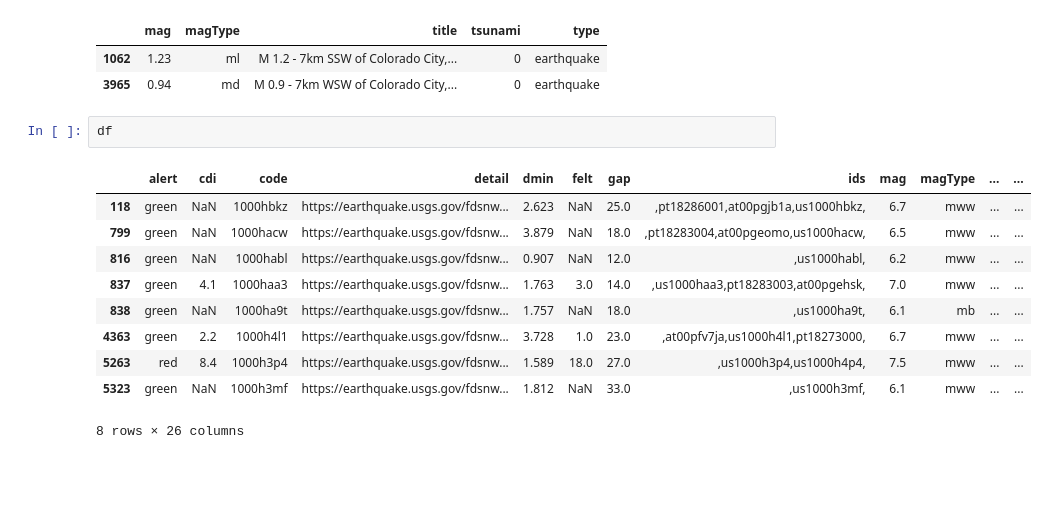
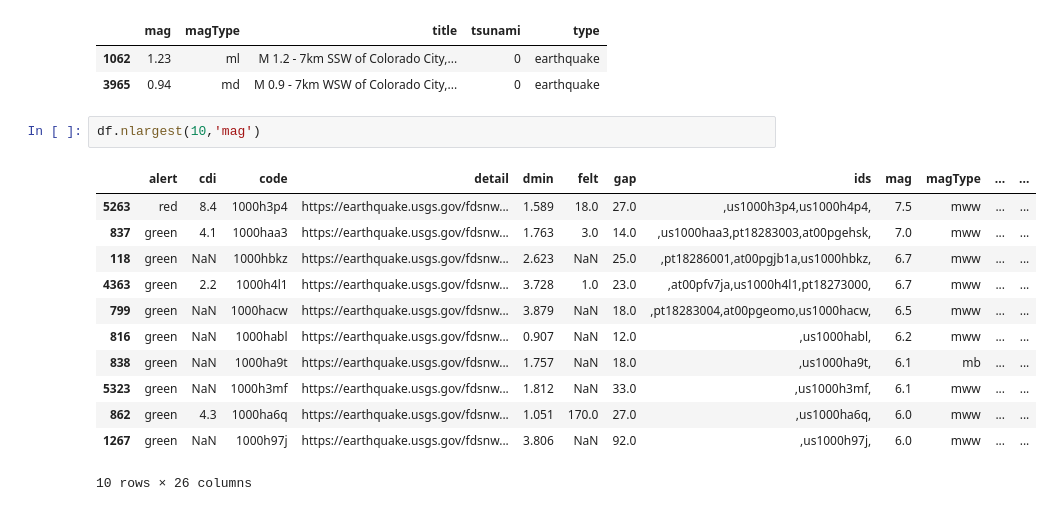
Before and after one commit to Juyeong402/ml4ai, a Jupyter notebook: week3/Week3_practice.ipynb, the cells around one changed output. Saved outputs shown, nothing was run; the diff lists cells and outputs as text; blank space fills up the shorter version.

```diff
--- a/week3/Week3_practice.ipynb
+++ b/week3/Week3_practice.ipynb
@@ -45,16 +45,18 @@ df.loc[df.place.str.contains('Arizona'),['mag','magType','title','tsunami','type
 |  | mag | magType | title | tsunami | type |
 | 1062 | 1.23 | ml | M 1.2 - 7km SSW of Colorado City,... | 0 | earthquake |
 | 3965 | 0.94 | md | M 0.9 - 7km WSW of Colorado City,... | 0 | earthquake |
-# %%
-df
-# %% [output]
-|  | alert | cdi | code | detail | dmin | felt | gap | ids | mag | magType | ... | ... |
-| 118 | green | NaN | 1000hbkz | https://earthquake.usgs.gov/fdsnw... | 2.623 | NaN | 25.0 | ,pt18286001,at00pgjb1a,us1000hbkz, | 6.7 | mww | ... | ... |
-| 799 | green | NaN | 1000hacw | https://earthquake.usgs.gov/fdsnw... | 3.879 | NaN | 18.0 | ,pt18283004,at00pgeomo,us1000hacw, | 6.5 | mww | ... | ... |
-| 816 | green | NaN | 1000habl | https://earthquake.usgs.gov/fdsnw... | 0.907 | NaN | 12.0 | ,us1000habl, | 6.2 | mww | ... | ... |
-| 837 | green | 4.1 | 1000haa3 | https://earthquake.usgs.gov/fdsnw... | 1.763 | 3.0 | 14.0 | ,us1000haa3,pt18283003,at00pgehsk, | 7.0 | mww | ... | ... |
-| 838 | green | NaN | 1000ha9t | https://earthquake.usgs.gov/fdsnw... | 1.757 | NaN | 18.0 | ,us1000ha9t, | 6.1 | mb | ... | ... |
-| 4363 | green | 2.2 | 1000h4l1 | https://earthquake.usgs.gov/fdsnw... | 3.728 | 1.0 | 23.0 | ,at00pfv7ja,us1000h4l1,pt18273000, | 6.7 | mww | ... | ... |
-| 5263 | red | 8.4 | 1000h3p4 | https://earthquake.usgs.gov/fdsnw... | 1.589 | 18.0 | 27.0 | ,us1000h3p4,us1000h4p4, | 7.5 | mww | ... | ... |
-| 5323 | green | NaN | 1000h3mf | https://earthquake.usgs.gov/fdsnw... | 1.812 | NaN | 33.0 | ,us1000h3mf, | 6.1 | mww | ... | ... |
-8 rows × 26 columns
+# %%
+df.nlargest(10,'mag')
+# %% [output]
+|  | alert | cdi | code | detail | dmin | felt | gap | ids | mag | magType | ... | ... |
+| 5263 | red | 8.4 | 1000h3p4 | https://earthquake.usgs.gov/fdsnw... | 1.589 | 18.0 | 27.0 | ,us1000h3p4,us1000h4p4, | 7.5 | mww | ... | ... |
+| 837 | green | 4.1 | 1000haa3 | https://earthquake.usgs.gov/fdsnw... | 1.763 | 3.0 | 14.0 | ,us1000haa3,pt18283003,at00pgehsk, | 7.0 | mww | ... | ... |
+| 118 | green | NaN | 1000hbkz | https://earthquake.usgs.gov/fdsnw... | 2.623 | NaN | 25.0 | ,pt18286001,at00pgjb1a,us1000hbkz, | 6.7 | mww | ... | ... |
+| 4363 | green | 2.2 | 1000h4l1 | https://earthquake.usgs.gov/fdsnw... | 3.728 | 1.0 | 23.0 | ,at00pfv7ja,us1000h4l1,pt18273000, | 6.7 | mww | ... | ... |
+| 799 | green | NaN | 1000hacw | https://earthquake.usgs.gov/fdsnw... | 3.879 | NaN | 18.0 | ,pt18283004,at00pgeomo,us1000hacw, | 6.5 | mww | ... | ... |
+| 816 | green | NaN | 1000habl | https://earthquake.usgs.gov/fdsnw... | 0.907 | NaN | 12.0 | ,us1000habl, | 6.2 | mww | ... | ... |
+| 838 | green | NaN | 1000ha9t | https://earthquake.usgs.gov/fdsnw... | 1.757 | NaN | 18.0 | ,us1000ha9t, | 6.1 | mb | ... | ... |
+| 5323 | green | NaN | 1000h3mf | https://earthquake.usgs.gov/fdsnw... | 1.812 | NaN | 33.0 | ,us1000h3mf, | 6.1 | mww | ... | ... |
+| 862 | green | 4.3 | 1000ha6q | https://earthquake.usgs.gov/fdsnw... | 1.051 | 170.0 | 27.0 | ,us1000ha6q, | 6.0 | mww | ... | ... |
+| 1267 | green | NaN | 1000h97j | https://earthquake.usgs.gov/fdsnw... | 3.806 | NaN | 92.0 | ,us1000h97j, | 6.0 | mww | ... | ... |
+10 rows × 26 columns
```
